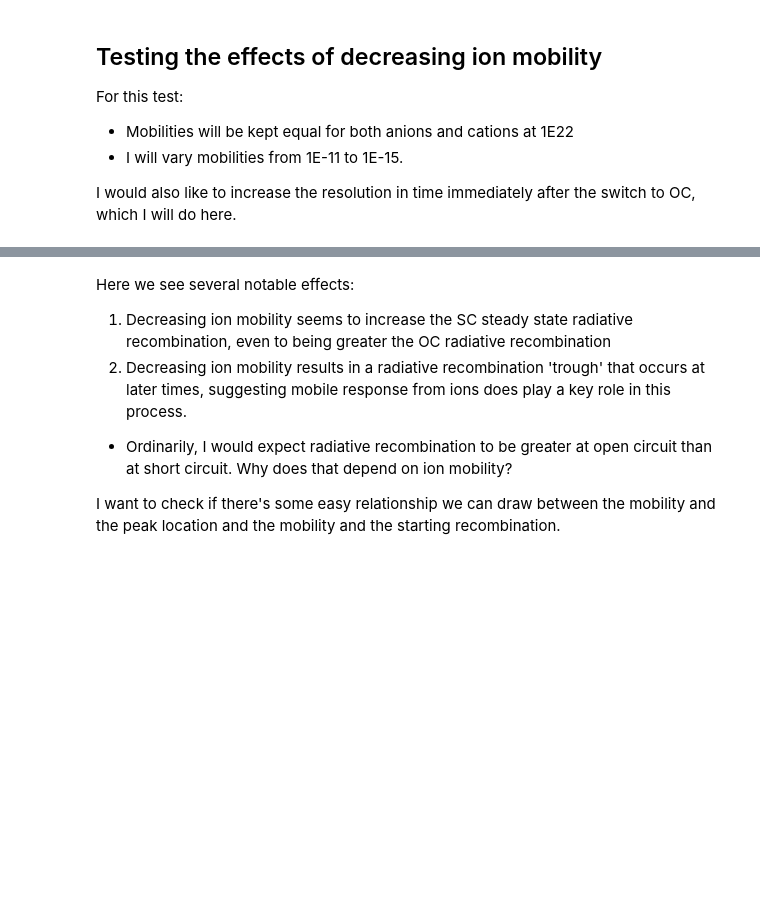
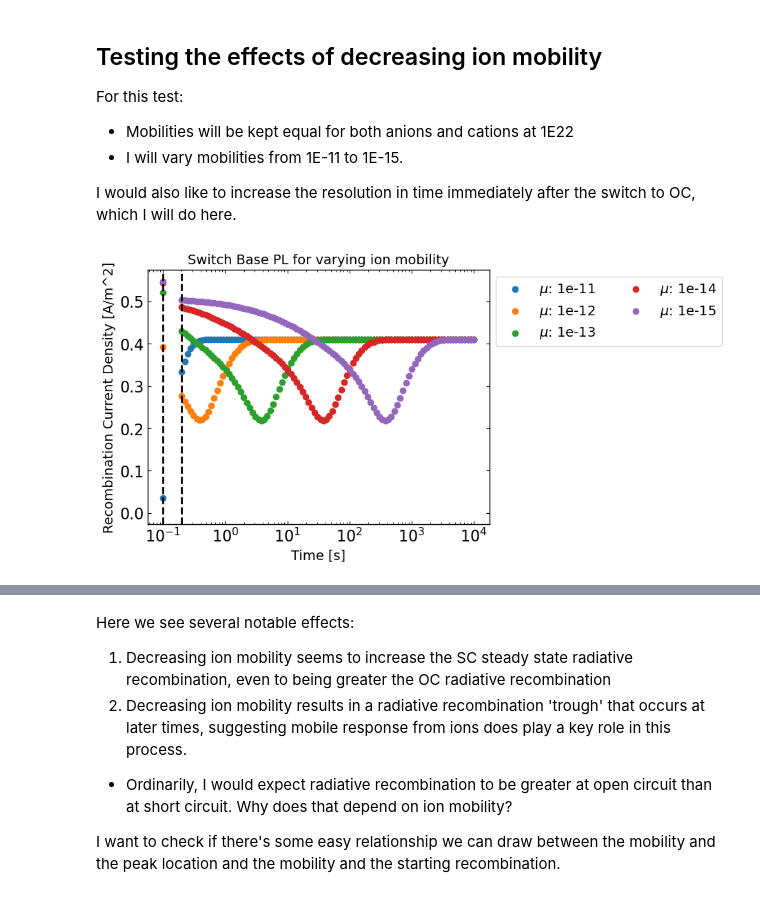
Before and after one commit to joshedmundson/pySIMsalabim, a Jupyter notebook: Notebooks/New PL Project/analysis.ipynb, the cells around one changed output, grey strips where cells are left out. Saved outputs shown, nothing was run; the diff lists cells and outputs as text; code cells hidden in the pictures; blank space fills up the shorter version.

```diff
--- a/Notebooks/New PL Project/analysis.ipynb
+++ b/Notebooks/New PL Project/analysis.ipynb
@@ -108,4 +112,20 @@ for ion_mobility in mu_ions:
     file_data = pd.read_csv(os.path.join(session_path, file_name), sep=r"\s+")
     zimt_run = ZimtRun(N_anion=1E22, N_cation=1E22, tj_data=file_data, mu_anion=float(ion_mobility), mu_cation=float(ion_mobility))
     zimt_runs.append(zimt_run)
+# %%
+for index, zimt_run in enumerate(zimt_runs):
+    label = f"$\\mu$: {zimt_run.mu_anion}"
+    # Plot the final JdirL2 value, the OC steady state, as an asymptote
+    plt.scatter(zimt_run.tj_data["t"][:-1], zimt_run.tj_data["JdirL2"][:-1], label=label)
+
+plt.xscale('log')
+plt.axvline(0.1, linestyle='--', color='black') # Mark the initial voltage step
+plt.axvline(0.2, linestyle='--', color='black') # Mark the completion of the transition to Voc
+plt.xlabel("Time [s]")
+plt.ylabel("Recombination Current Density [A/m^2]")
+plt.title("Switch Base PL for varying ion mobility")
+plt.legend(bbox_to_anchor=(1,1),ncols=2)
+plt.show()
+# %% [output]
+[figure, added]
 # %%
```
Also changed, not shown: parts of 8 cells of this notebook.
